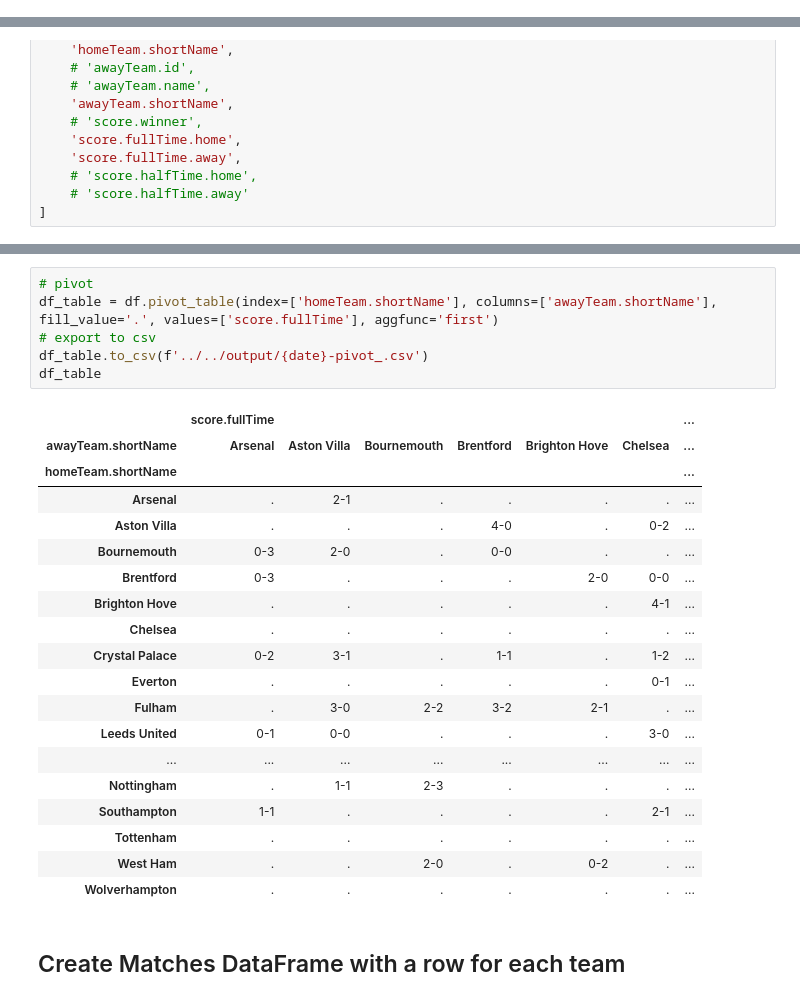
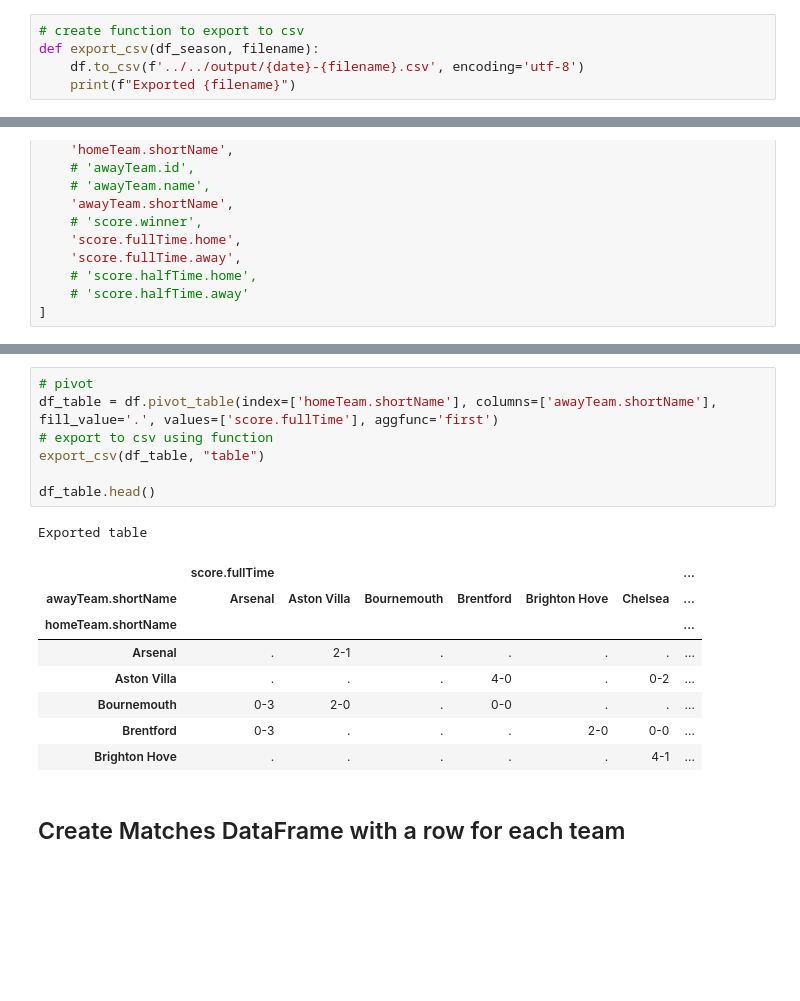
Before and after one commit to solstice035/footballdash, a Jupyter notebook: code/notebooks/results_api.ipynb, the cells around one changed output, grey strips where cells are left out. Cells and saved outputs as stored; diff of their text form; blank space fills up the shorter version.

```diff
--- a/code/notebooks/results_api.ipynb
+++ b/code/notebooks/results_api.ipynb
@@ -17,3 +17,8 @@ print(date)
+# %%
+# create function to export to csv
+def export_csv(df_season, filename):
+    df.to_csv(f'../../output/{date}-{filename}.csv', encoding='utf-8')
+    print(f"Exported {filename}")
 # %%
 # keep columns
 keep_cols = [
@@ -58,29 +66,20 @@ df.head()
 # %%
 # pivot
 df_table = df.pivot_table(index=['homeTeam.shortName'], columns=['awayTeam.shortName'], fill_value='.', values=['score.fullTime'], aggfunc='first')
-# export to csv
-df_table.to_csv(f'../../output/{date}-pivot_.csv')
-df_table
+# export to csv using function
+export_csv(df_table, "table")
+
+df_table.head()
 # %% [output]
+Exported table
 |  | score.fullTime |  |  |  |  |  | ... |
 | awayTeam.shortName | Arsenal | Aston Villa | Bournemouth | Brentford | Brighton Hove | Chelsea | ... |
 | homeTeam.shortName |  |  |  |  |  |  | ... |
 | Arsenal | . | 2-1 | . | . | . | . | ... |
 | Aston Villa | . | . | . | 4-0 | . | 0-2 | ... |
 | Bournemouth | 0-3 | 2-0 | . | 0-0 | . | . | ... |
 | Brentford | 0-3 | . | . | . | 2-0 | 0-0 | ... |
 | Brighton Hove | . | . | . | . | . | 4-1 | ... |
-| Chelsea | . | . | . | . | . | . | ... |
-| Crystal Palace | 0-2 | 3-1 | . | 1-1 | . | 1-2 | ... |
-| Everton | . | . | . | . | . | 0-1 | ... |
-| Fulham | . | 3-0 | 2-2 | 3-2 | 2-1 | . | ... |
-| Leeds United | 0-1 | 0-0 | . | . | . | 3-0 | ... |
-| ... | ... | ... | ... | ... | ... | ... | ... |
-| Nottingham | . | 1-1 | 2-3 | . | . | . | ... |
-| Southampton | 1-1 | . | . | . | . | 2-1 | ... |
-| Tottenham | . | . | . | . | . | . | ... |
-| West Ham | . | . | 2-0 | . | 0-2 | . | ... |
-| Wolverhampton | . | . | . | . | . | . | ... |
 # %% [markdown]
 ## Create Matches DataFrame with a row for each team
 # %%
```
Also changed, not shown: parts of 5 cells of this notebook.
